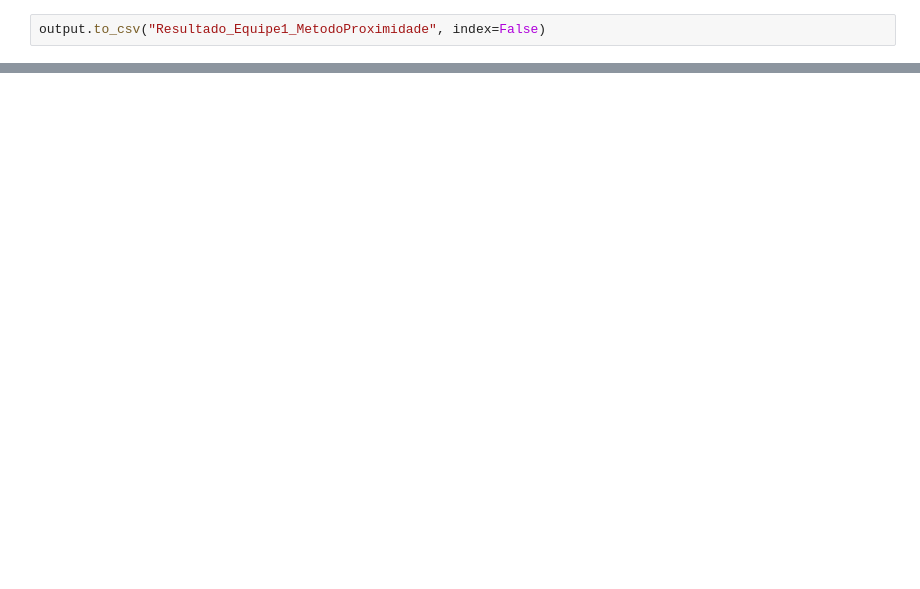
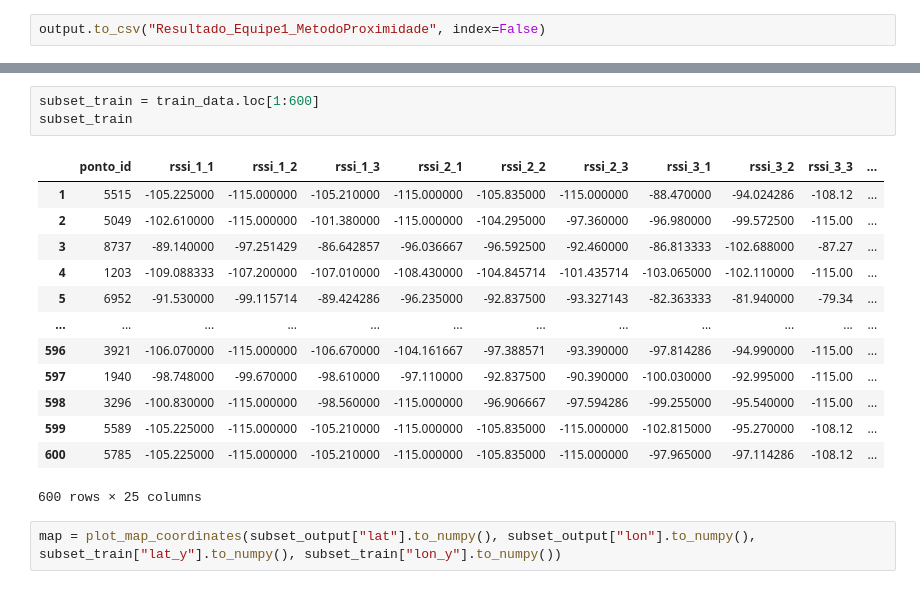
Before and after one commit to fnalmeidap/mobile-comms, a Jupyter notebook: base.ipynb, the cells around one changed output, grey strips where cells are left out. Saved outputs shown, nothing was run; the diff lists cells and outputs as text; blank space fills up the shorter version.

```diff
--- a/base.ipynb
+++ b/base.ipynb
@@ -57,0 +155,19 @@ output.to_csv("Resultado_Equipe1_MetodoProximidade", index=False)
+# %%
+subset_train = train_data.loc[1:600]
+subset_train
+# %% [output]
+|  | ponto_id | rssi_1_1 | rssi_1_2 | rssi_1_3 | rssi_2_1 | rssi_2_2 | rssi_2_3 | rssi_3_1 | rssi_3_2 | rssi_3_3 | ... |
+| 1 | 5515 | -105.225000 | -115.000000 | -105.210000 | -115.000000 | -105.835000 | -115.000000 | -88.470000 | -94.024286 | -108.12 | ... |
+| 2 | 5049 | -102.610000 | -115.000000 | -101.380000 | -115.000000 | -104.295000 | -97.360000 | -96.980000 | -99.572500 | -115.00 | ... |
+| 3 | 8737 | -89.140000 | -97.251429 | -86.642857 | -96.036667 | -96.592500 | -92.460000 | -86.813333 | -102.688000 | -87.27 | ... |
+| 4 | 1203 | -109.088333 | -107.200000 | -107.010000 | -108.430000 | -104.845714 | -101.435714 | -103.065000 | -102.110000 | -115.00 | ... |
+| 5 | 6952 | -91.530000 | -99.115714 | -89.424286 | -96.235000 | -92.837500 | -93.327143 | -82.363333 | -81.940000 | -79.34 | ... |
+| ... | ... | ... | ... | ... | ... | ... | ... | ... | ... | ... | ... |
+| 596 | 3921 | -106.070000 | -115.000000 | -106.670000 | -104.161667 | -97.388571 | -93.390000 | -97.814286 | -94.990000 | -115.00 | ... |
+| 597 | 1940 | -98.748000 | -99.670000 | -98.610000 | -97.110000 | -92.837500 | -90.390000 | -100.030000 | -92.995000 | -115.00 | ... |
+| 598 | 3296 | -100.830000 | -115.000000 | -98.560000 | -115.000000 | -96.906667 | -97.594286 | -99.255000 | -95.540000 | -115.00 | ... |
+| 599 | 5589 | -105.225000 | -115.000000 | -105.210000 | -115.000000 | -105.835000 | -115.000000 | -102.815000 | -95.270000 | -108.12 | ... |
+| 600 | 5785 | -105.225000 | -115.000000 | -105.210000 | -115.000000 | -105.835000 | -115.000000 | -97.965000 | -97.114286 | -108.12 | ... |
+600 rows × 25 columns
+# %%
+map = plot_map_coordinates(subset_output["lat"].to_numpy(), subset_output["lon"].to_numpy(), subset_train["lat_y"].to_numpy(), subset_train["lon_y"].to_numpy())
```
Also changed, not shown: parts of 10 cells of this notebook, 1 other file.
